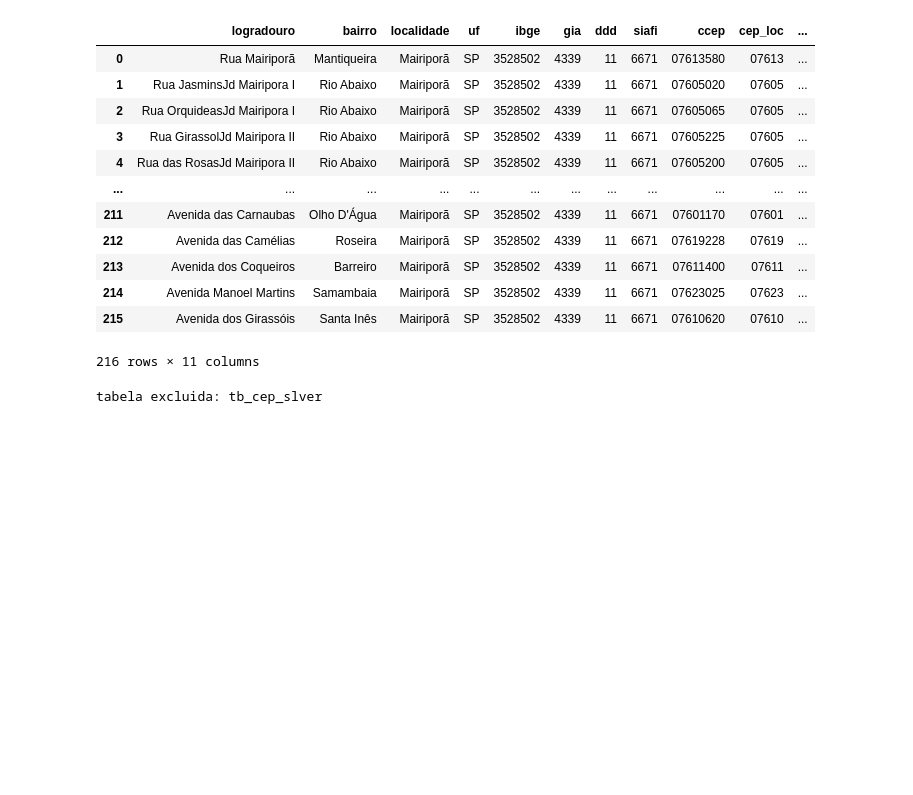
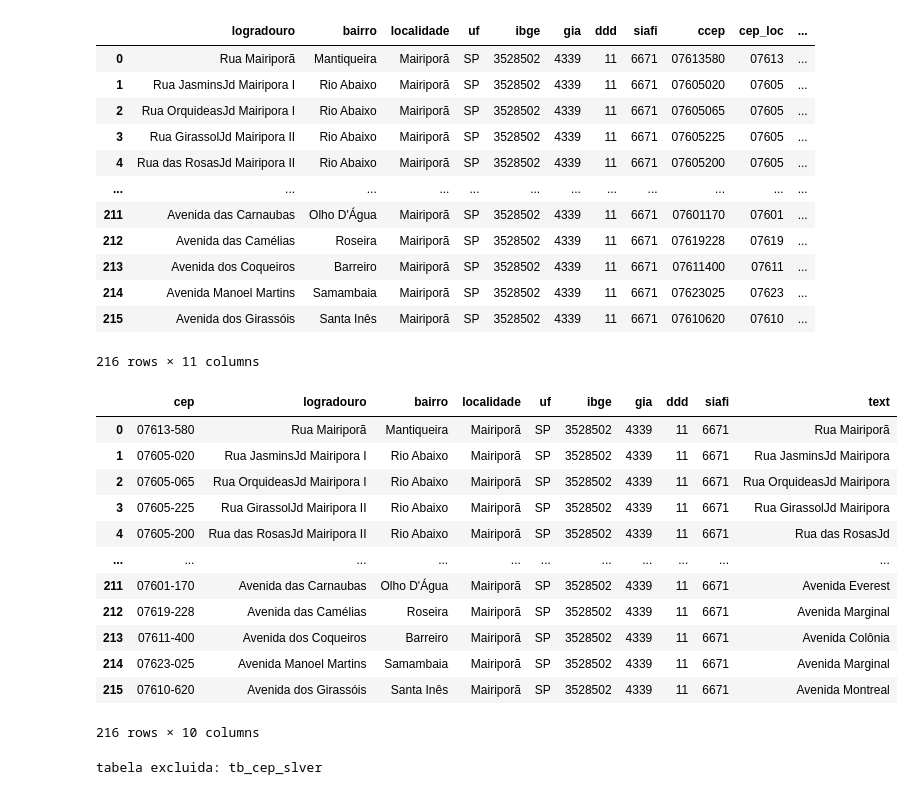
Before and after one commit to RafaellSanchez/api-geral, a Jupyter notebook: GEO/CEP/codigo/teste_trans_pipe.ipynb, the cells around one changed output. Cells and saved outputs as stored; diff of their text form; code cells hidden in the pictures; blank space fills up the shorter version.

```diff
--- a/GEO/CEP/codigo/teste_trans_pipe.ipynb
+++ b/GEO/CEP/codigo/teste_trans_pipe.ipynb
@@ -64,6 +64,33 @@ file copy: new_/workspaces/api-geral/GEO/CEP/dados/resultado_concat_20240501_162
 | 214 | Avenida Manoel Martins | Samambaia | Mairiporã | SP | 3528502 | 4339 | 11 | 6671 | 07623025 | 07623 | ... |
 | 215 | Avenida dos Girassóis | Santa Inês | Mairiporã | SP | 3528502 | 4339 | 11 | 6671 | 07610620 | 07610 | ... |
 216 rows × 11 columns
+# %%
+import pandas as pd
+file = '/workspaces/api-geral/GEO/bckp/resultado_concat_new_20240501_162447.txt'
+
+df_read = pd.read_csv(file, sep=';')
+df = df_read['logradouro'].str.findall(r"(?:\S+\s+){1,2}\S+").explode('logradouro')
+df_read['text'] = df
+
+
+display(df_read)
+
+# (df.assign(text=df['text'].str.findall(r'(?:\S+\s+){1,2}\S+'))
+#          .explode('text')
+# %% [output]
+|  | cep | logradouro | bairro | localidade | uf | ibge | gia | ddd | siafi | text |
+| 0 | 07613-580 | Rua Mairiporã | Mantiqueira | Mairiporã | SP | 3528502 | 4339 | 11 | 6671 | Rua Mairiporã |
+| 1 | 07605-020 | Rua JasminsJd Mairipora I | Rio Abaixo | Mairiporã | SP | 3528502 | 4339 | 11 | 6671 | Rua JasminsJd Mairipora |
+| 2 | 07605-065 | Rua OrquideasJd Mairipora I | Rio Abaixo | Mairiporã | SP | 3528502 | 4339 | 11 | 6671 | Rua OrquideasJd Mairipora |
+| 3 | 07605-225 | Rua GirassolJd Mairipora II | Rio Abaixo | Mairiporã | SP | 3528502 | 4339 | 11 | 6671 | Rua GirassolJd Mairipora |
+| 4 | 07605-200 | Rua das RosasJd Mairipora II | Rio Abaixo | Mairiporã | SP | 3528502 | 4339 | 11 | 6671 | Rua das RosasJd |
+| ... | ... | ... | ... | ... | ... | ... | ... | ... | ... | ... |
+| 211 | 07601-170 | Avenida das Carnaubas | Olho D'Água | Mairiporã | SP | 3528502 | 4339 | 11 | 6671 | Avenida Everest |
+| 212 | 07619-228 | Avenida das Camélias | Roseira | Mairiporã | SP | 3528502 | 4339 | 11 | 6671 | Avenida Marginal |
+| 213 | 07611-400 | Avenida dos Coqueiros | Barreiro | Mairiporã | SP | 3528502 | 4339 | 11 | 6671 | Avenida Colônia |
+| 214 | 07623-025 | Avenida Manoel Martins | Samambaia | Mairiporã | SP | 3528502 | 4339 | 11 | 6671 | Avenida Marginal |
+| 215 | 07610-620 | Avenida dos Girassóis | Santa Inês | Mairiporã | SP | 3528502 | 4339 | 11 | 6671 | Avenida Montreal |
+216 rows × 10 columns
 # %%
     # case when length(cast(trim(cep) as string)) = 7 then cast(substr(cast(trim(cep) as int), 1, 4) as decimal)
     #      when length(cast(trim(cep) as string)) = 8 then cast(substr(cast(trim(cep) as int), 1, 5) as decimal)
```
